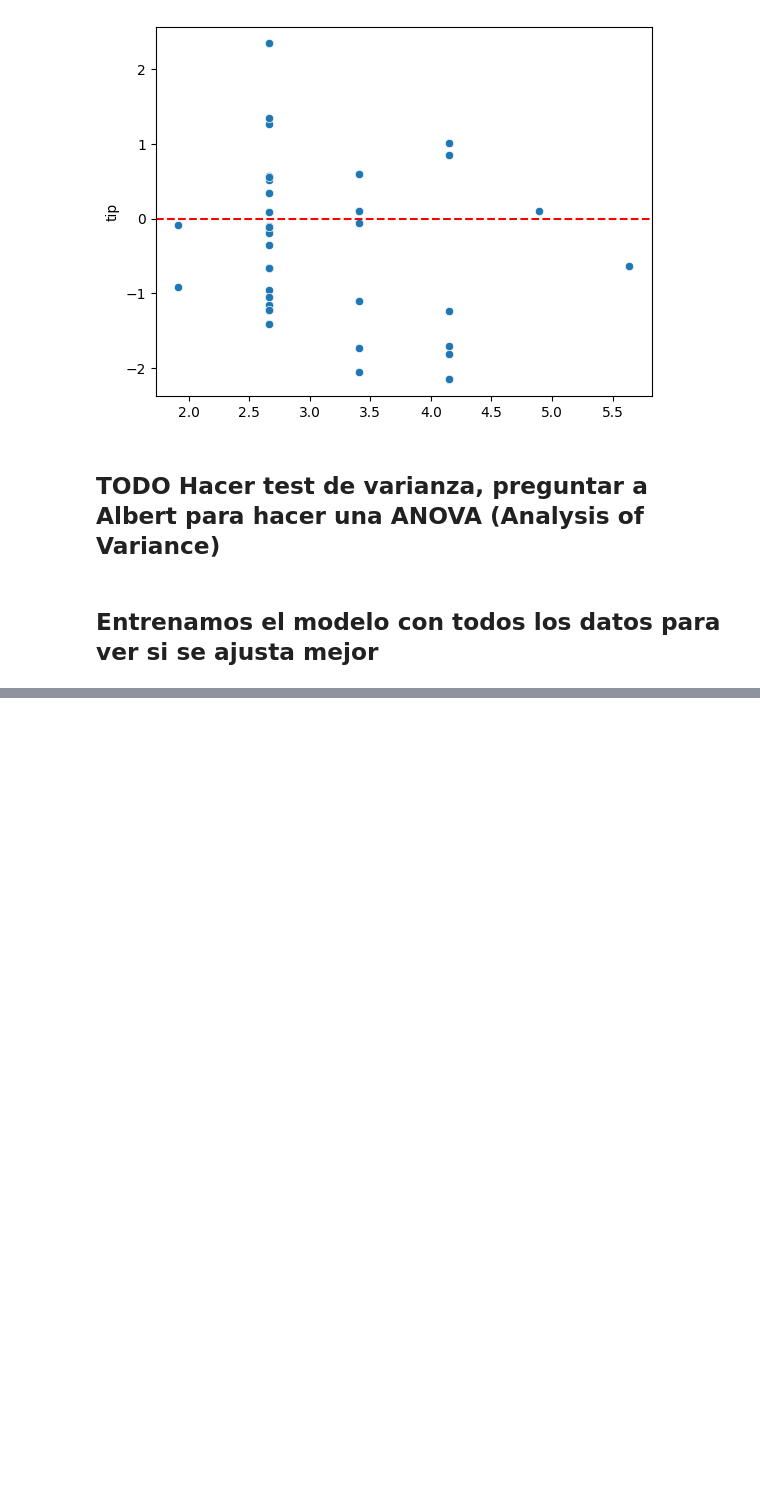
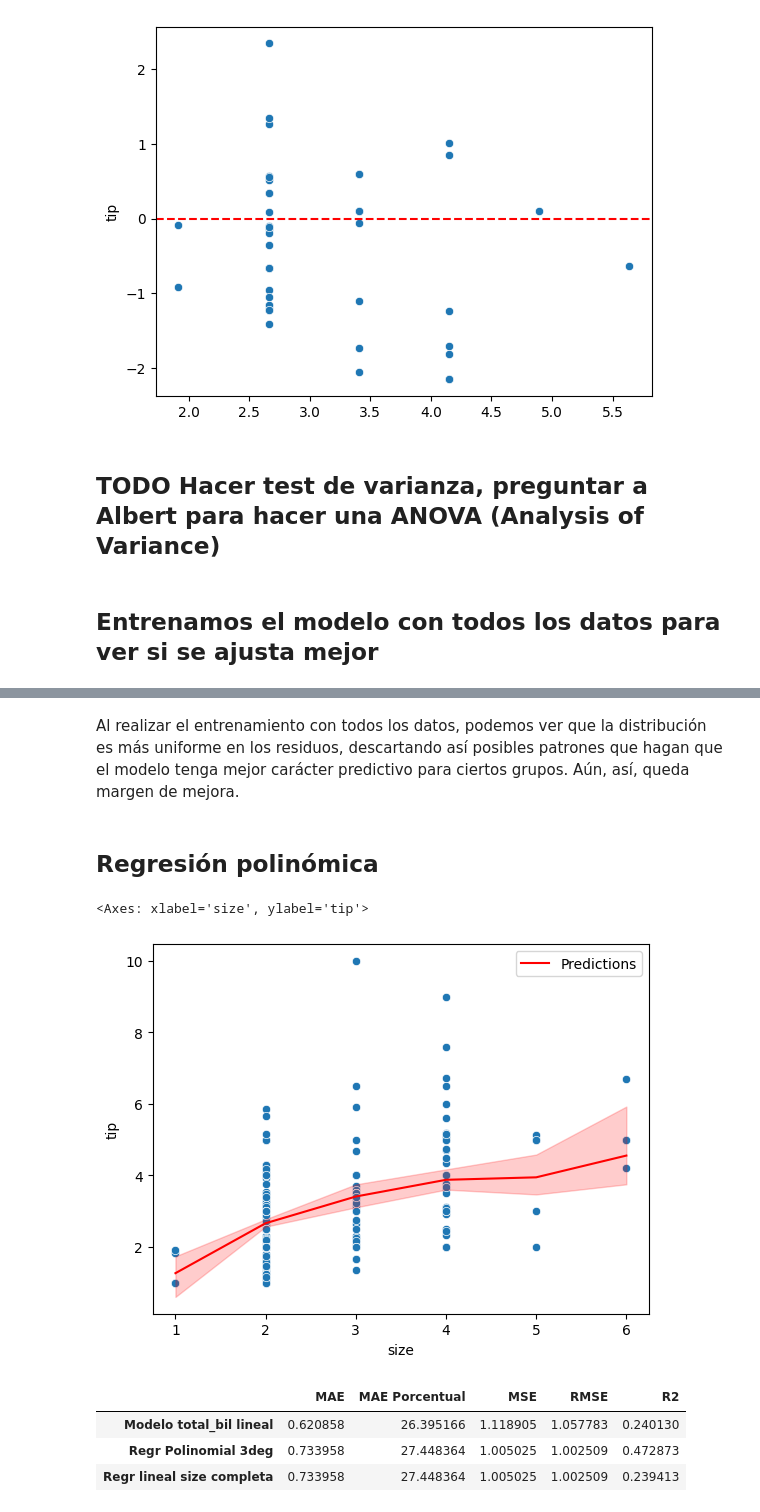
Before and after one commit to fjzamora93/Matlab_Seaborn_Scikit_TipTutorial, a Jupyter notebook: tips.ipynb, the cells around one changed output, grey strips where cells are left out. Saved outputs shown, nothing was run; the diff lists cells and outputs as text; code cells hidden in the pictures; blank space fills up the shorter version.

```diff
--- a/tips.ipynb
+++ b/tips.ipynb
@@ -371,0 +314,18 @@ model.score(X, y)
+# %%
+from utils import calcular_residuos
+
+X = df[['size']]
+y = df[['tip']]
+
+model = LinearRegression()
+
+model.fit(X,y)
+y_pred = model.predict(X)
+
+calcular_residuos(y=y,  y_predic= y_prediccion, col='tip')
+resultados = update_resultados(model = model,
+                               X = X,
+                               y = y,
+                               y_pred = y_pred,
+                               index_name='Regr lineal size completa',
+                               resultados = resultados)
@@ -371,0 +335,40 @@ model.score(X, y)
+# %% [markdown]
+Al realizar el entrenamiento con todos los datos, podemos ver que la distribución es más uniforme en los residuos, descartando así posibles patrones que hagan que el modelo tenga mejor carácter predictivo para ciertos grupos. Aún, así, queda margen de mejora.
+# %% [markdown]
+## Regresión polinómica
+# %%
+from sklearn.preprocessing import PolynomialFeatures
+from utils import *
+
+X = df[['total_bill']]
+y = df[['tip']]
+
+# Transformar la entrada X agregando nuevas características que son el cuadrado de las variables de entrada originales
+preprocessor = PolynomialFeatures(degree=3)
+X_g2 = preprocessor.fit_transform(X)
+
+model = LinearRegression()
+model.fit(X_g2, y)
+
+y_pred = model.predict(X_g2)
+
+resultados = update_resultados(model = model,
+                               X = X_g2,
+                               y = y,
+                               y_pred = y_pred,
+                               index_name='Regr Polinomial 3deg',
+                               resultados = resultados)
+
+
+sns.scatterplot(data=df, x='size', y=df['tip'])
+sns.lineplot(x=df['size'], y=y_pred[:,0], color='r', label='Predictions')
+# %% [output]
+<Axes: xlabel='size', ylabel='tip'>
+[figure, added]
+# %%
+resultados
+# %% [output]
+|  | MAE | MAE Porcentual | MSE | RMSE | R2 |
+| Modelo total_bil lineal | 0.620858 | 26.395166 | 1.118905 | 1.057783 | 0.240130 |
+| Regr Polinomial 3deg | 0.733958 | 27.448364 | 1.005025 | 1.002509 | 0.472873 |
+| Regr lineal size completa | 0.733958 | 27.448364 | 1.005025 | 1.002509 | 0.239413 |
```
Also changed, not shown: parts of 8 cells of this notebook, 4 other files.
